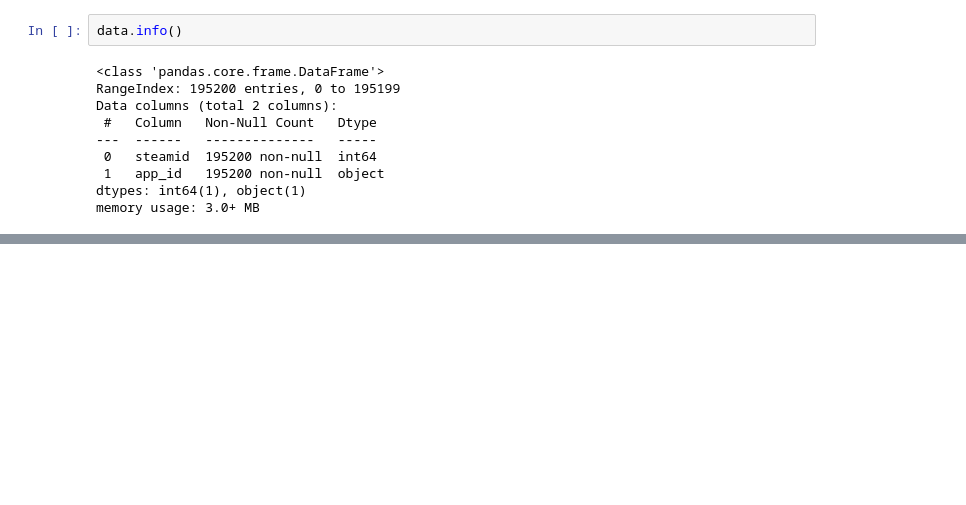
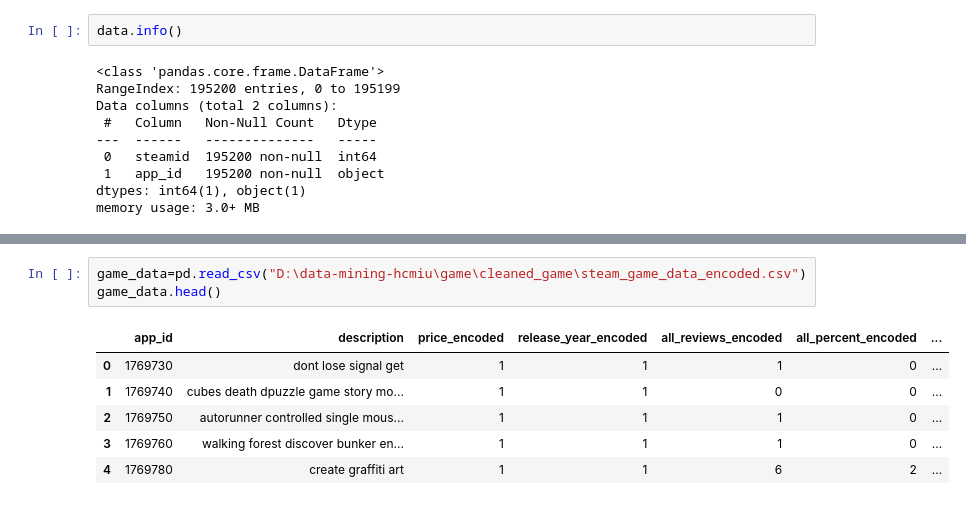
Before and after one commit to notrealqt/HCMIU_Data-Mining, a Jupyter notebook: review/cleaned_review/Association_1.ipynb, the cells around one changed output, grey strips where cells are left out. Drawn from its saved outputs; the diff is of its cells as text; blank space fills up the shorter version.

```diff
--- a/review/cleaned_review/Association_1.ipynb
+++ b/review/cleaned_review/Association_1.ipynb
@@ -129,0 +127,10 @@ for index, row in rules.iterrows():
+# %%
+game_data=pd.read_csv("D:\data-mining-hcmiu\game\cleaned_game\steam_game_data_encoded.csv")
+game_data.head()
+# %% [output]
+|  | app_id | description | price_encoded | release_year_encoded | all_reviews_encoded | all_percent_encoded | ... |
+| 0 | 1769730 | dont lose signal get | 1 | 1 | 1 | 0 | ... |
+| 1 | 1769740 | cubes death dpuzzle game story mo... | 1 | 1 | 0 | 0 | ... |
+| 2 | 1769750 | autorunner controlled single mous... | 1 | 1 | 1 | 0 | ... |
+| 3 | 1769760 | walking forest discover bunker en... | 1 | 1 | 1 | 0 | ... |
+| 4 | 1769780 | create graffiti art | 1 | 1 | 6 | 2 | ... |
```
Also changed, not shown: parts of 13 cells of this notebook.
